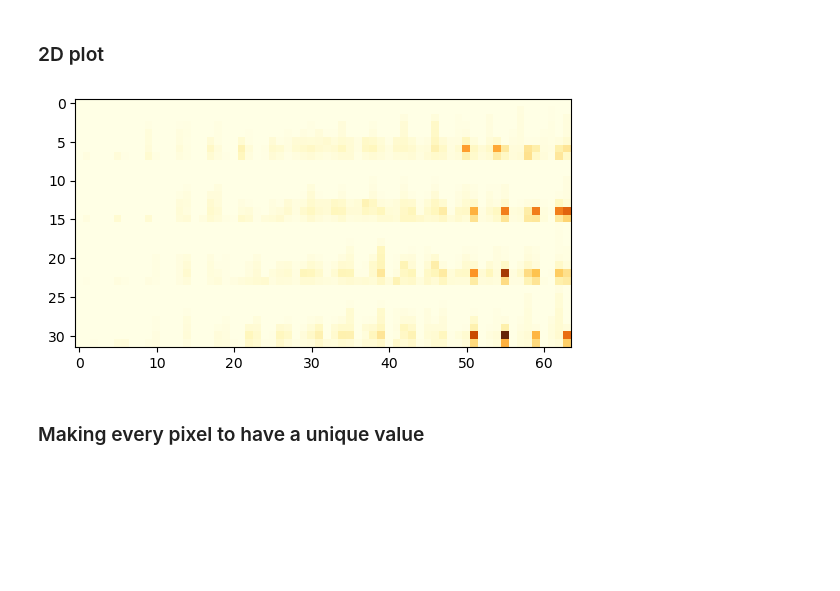
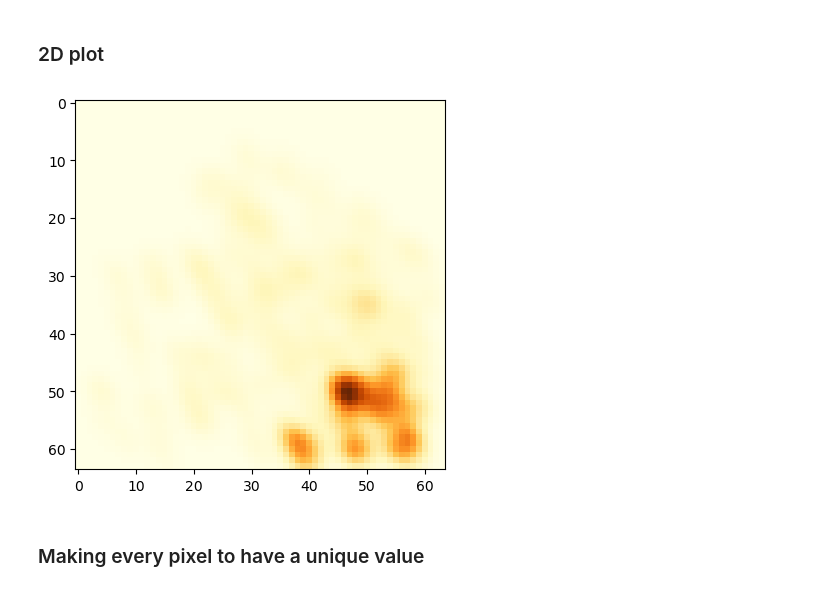
Before and after one commit to urban-toolkit/utk, a Jupyter notebook: src/pythonComponents/dataLoading/Topology.ipynb, the cells around one changed output. Cells and saved outputs as stored; diff of their text form; code cells hidden in the pictures; blank space fills up the shorter version.

```diff
--- a/src/pythonComponents/dataLoading/Topology.ipynb
+++ b/src/pythonComponents/dataLoading/Topology.ipynb
@@ -71,7 +71,8 @@ wmax = values.max()
 
 # X, Y, Z, W = np.mgrid[xmin:xmax:100, ymin:ymax:100, zmin:zmax:50, wmin:wmax:0.1]
 
-X, Y, Z = np.mgrid[xmin:xmax:100, ymin:ymax:100, zmin:zmax:50]
+# X, Y, Z = np.mgrid[xmin:xmax:100, ymin:ymax:100, zmin:zmax:50]
+X, Y, Z = np.mgrid[xmin:xmax:25, ymin:ymax:25, zmin:zmax:50]
 
 # positions = np.vstack([X.ravel(), Y.ravel(), Z.ravel(), W.ravel()]) # grid positions
 
@@ -83,12 +84,18 @@ data_points = np.vstack([m1, m2, m3])
 
 kernel = scipy.stats.gaussian_kde(data_points, weights=values)
 
-sampled_values = np.reshape(kernel(positions).T, X.shape)
+mask = positions[2,:] == 50 # getting one slice of the data
+positions = positions[:, mask]
+
+# sampled_values = np.reshape(kernel(positions).T, X.shape)
+sampled_values = kernel(positions).T
 # sampled_values = kernel(positions).T
 # %%
-reshape_sampled_values = np.reshape(sampled_values, (64, 32))
+reshape_sampled_values = np.reshape(sampled_values, (64, 64))
 
 reshape_sampled_values = ((reshape_sampled_values - reshape_sampled_values.min())/(reshape_sampled_values.max() - reshape_sampled_values.min())) # normalizing the data
+
+reshape_sampled_values = reshape_sampled_values * 255
 # %%
 # flat_grid_positions = []
 
@@ -122,13 +129,10 @@ reshape_sampled_values = ((reshape_sampled_values - reshape_sampled_values.min()
 ### 2D plot
 # %%
 fig, ax = plt.subplots()
-# ax.imshow(np.rot90(reshape_sampled_values), cmap=plt.cm.YlOrBr, extent=[xmin, xmax, ymin, ymax])
-ax.imshow(np.rot90(reshape_sampled_values), cmap=plt.cm.YlOrBr)
-#  ax.set_xlim([xmin, xmax])
-# ax.set_ylim([ymin, ymax])
+ax.imshow(reshape_sampled_values, cmap=plt.cm.YlOrBr)
 plt.show()
 # %% [output]
-[figure, old version]
+[figure, new version]
 # %% [markdown]
 ### Making every pixel to have a unique value
 # %%
```
Also changed, not shown: parts of 6 cells of this notebook, 18 other files.
